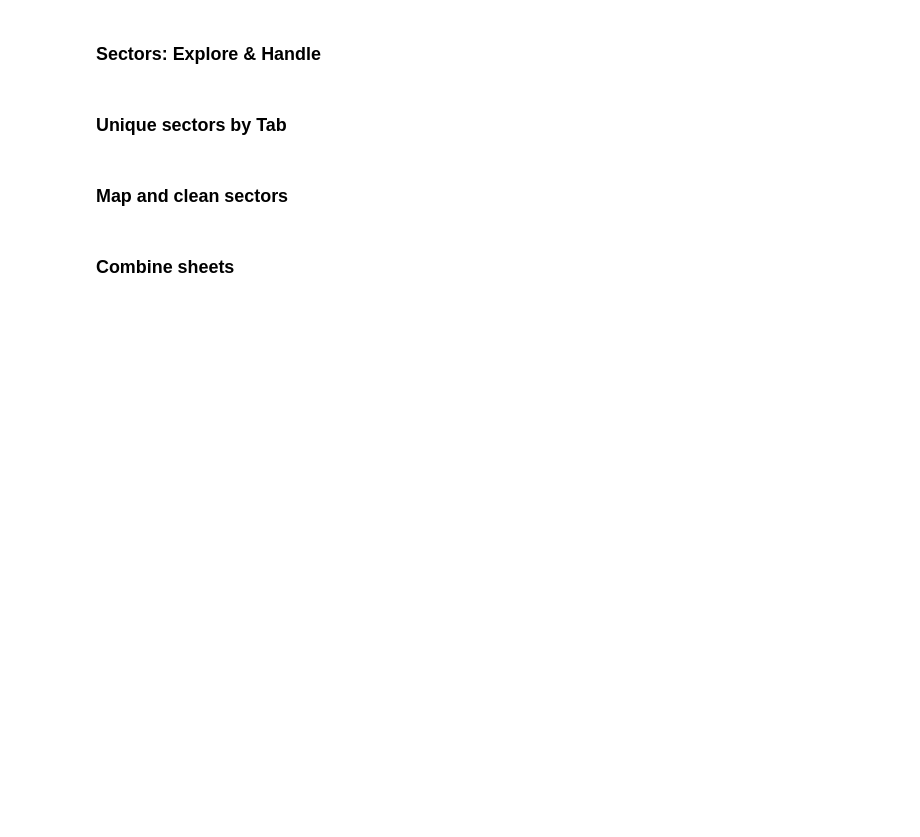
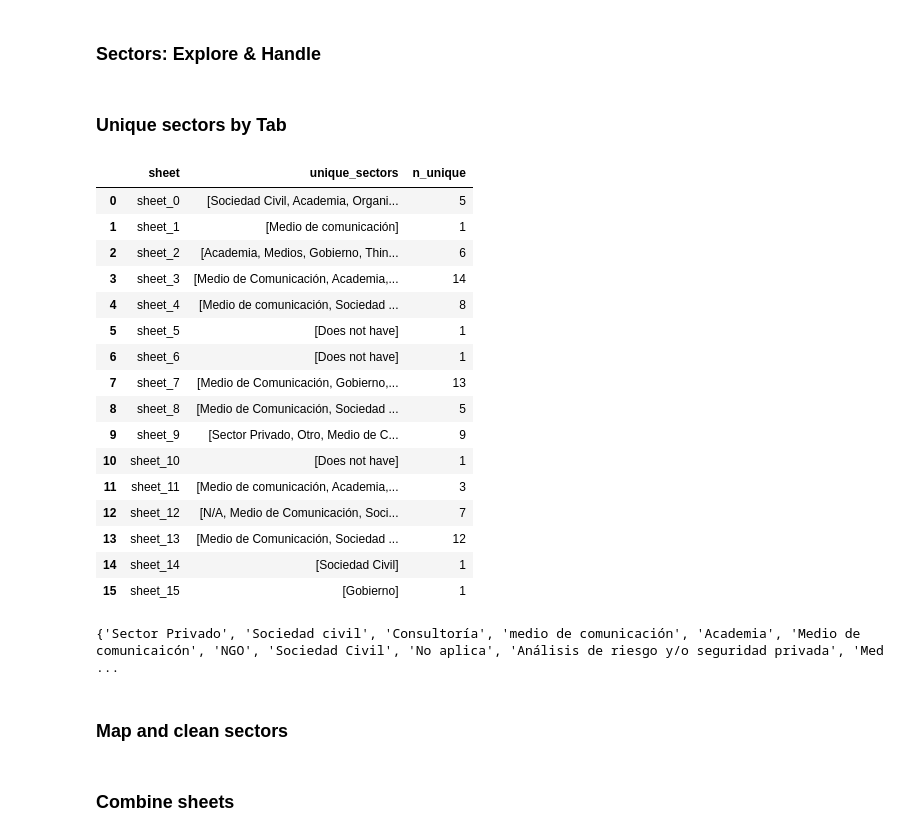
Before and after one commit to FelipeVillota/ic-audiences, a Jupyter notebook: initial_config.ipynb, the cells around one changed output. Saved outputs shown, nothing was run; the diff lists cells and outputs as text; code cells hidden in the pictures; blank space fills up the shorter version.

```diff
--- a/initial_config.ipynb
+++ b/initial_config.ipynb
@@ -846,36 +846,54 @@ Sheet 0 - 154 emails detected
 # %%
 sector_summary = []
 
-for sheet_name, df in sheets_dict.items():
+for i, df in enumerate(cleaned_dfs):
     df = df.copy()
     df.columns = df.columns.str.strip().str.lower()
 
     if "sector" in df.columns:
         unique_sectors = (
             df["sector"]
             .dropna()
             .astype(str)
             .str.strip()
             .replace("", pd.NA)
             .dropna()
             .unique()
             .tolist()
         )
 
         if len(unique_sectors) == 0:
             unique_sectors = ["empty"]
     else:
         unique_sectors = ["Does not have"]
 
     sector_summary.append({
-        "sheet": sheet_name,
+        "sheet": f"sheet_{i}",
         "unique_sectors": unique_sectors,
         "n_unique": len(unique_sectors)
     })
 
 sector_table = pd.DataFrame(sector_summary)
 
 sector_table
+# %% [output]
+|  | sheet | unique_sectors | n_unique |
+| 0 | sheet_0 | [Sociedad Civil, Academia, Organi... | 5 |
+| 1 | sheet_1 | [Medio de comunicación] | 1 |
+| 2 | sheet_2 | [Academia, Medios, Gobierno, Thin... | 6 |
+| 3 | sheet_3 | [Medio de Comunicación, Academia,... | 14 |
+| 4 | sheet_4 | [Medio de comunicación, Sociedad ... | 8 |
+| 5 | sheet_5 | [Does not have] | 1 |
+| 6 | sheet_6 | [Does not have] | 1 |
+| 7 | sheet_7 | [Medio de Comunicación, Gobierno,... | 13 |
+| 8 | sheet_8 | [Medio de Comunicación, Sociedad ... | 5 |
+| 9 | sheet_9 | [Sector Privado, Otro, Medio de C... | 9 |
+| 10 | sheet_10 | [Does not have] | 1 |
+| 11 | sheet_11 | [Medio de comunicación, Academia,... | 3 |
+| 12 | sheet_12 | [N/A, Medio de Comunicación, Soci... | 7 |
+| 13 | sheet_13 | [Medio de Comunicación, Sociedad ... | 12 |
+| 14 | sheet_14 | [Sociedad Civil] | 1 |
+| 15 | sheet_15 | [Gobierno] | 1 |
 # %%
 # names of all unique values in the unique_sectors column
 all_unique_sectors = set()
@@ -883,6 +901,8 @@ for _, row in sector_table.iterrows():
     all_unique_sectors.update(row["unique_sectors"])
 
 print(all_unique_sectors)
+# %% [output]
+{'Sector Privado', 'Sociedad civil', 'Consultoría', 'medio de comunicación', 'Academia', 'Medio de comunicaicón', 'NGO', 'Sociedad Civil', 'No aplica', 'Análisis de riesgo y/o seguridad privada', 'Med ...
 # %% [markdown]
 ### Map and clean sectors
 # %%
```
Also changed, not shown: parts of 2 cells of this notebook.
